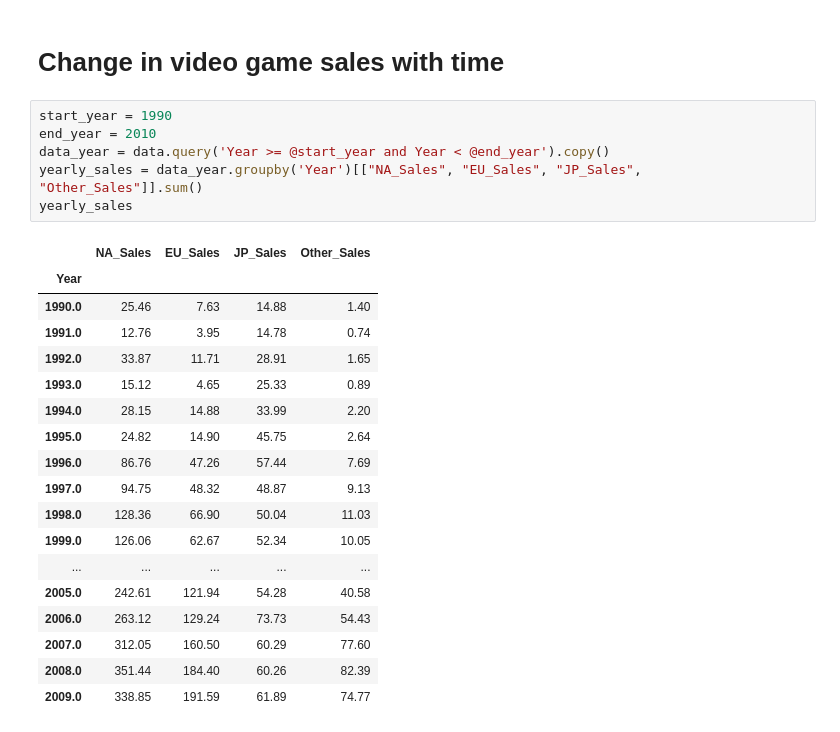
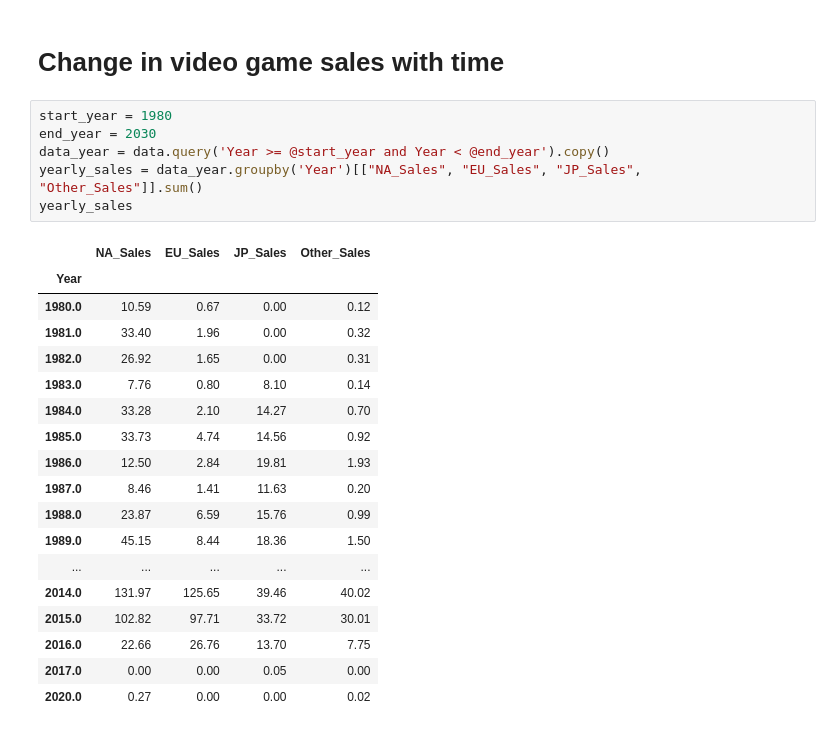
Before and after one commit to Sahyukaha/Data_exploration_and_analysis, a Jupyter notebook: Video_games_sales.ipynb, the cells around one changed output. Saved outputs shown, nothing was run; the diff lists cells and outputs as text.

```diff
--- a/Video_games_sales.ipynb
+++ b/Video_games_sales.ipynb
@@ -126,30 +215,30 @@ plt.show()
 # %% [markdown]
 # Change in video game sales with time
 # %%
-start_year = 1990
-end_year = 2010
+start_year = 1980
+end_year = 2030
 data_year = data.query('Year >= @start_year and Year < @end_year').copy()
 yearly_sales = data_year.groupby('Year')[["NA_Sales", "EU_Sales", "JP_Sales", "Other_Sales"]].sum()
 yearly_sales
 # %% [output]
 |  | NA_Sales | EU_Sales | JP_Sales | Other_Sales |
 | Year |  |  |  |  |
-| 1990.0 | 25.46 | 7.63 | 14.88 | 1.40 |
-| 1991.0 | 12.76 | 3.95 | 14.78 | 0.74 |
-| 1992.0 | 33.87 | 11.71 | 28.91 | 1.65 |
-| 1993.0 | 15.12 | 4.65 | 25.33 | 0.89 |
-| 1994.0 | 28.15 | 14.88 | 33.99 | 2.20 |
-| 1995.0 | 24.82 | 14.90 | 45.75 | 2.64 |
-| 1996.0 | 86.76 | 47.26 | 57.44 | 7.69 |
-| 1997.0 | 94.75 | 48.32 | 48.87 | 9.13 |
-| 1998.0 | 128.36 | 66.90 | 50.04 | 11.03 |
-| 1999.0 | 126.06 | 62.67 | 52.34 | 10.05 |
+| 1980.0 | 10.59 | 0.67 | 0.00 | 0.12 |
+| 1981.0 | 33.40 | 1.96 | 0.00 | 0.32 |
+| 1982.0 | 26.92 | 1.65 | 0.00 | 0.31 |
+| 1983.0 | 7.76 | 0.80 | 8.10 | 0.14 |
+| 1984.0 | 33.28 | 2.10 | 14.27 | 0.70 |
+| 1985.0 | 33.73 | 4.74 | 14.56 | 0.92 |
+| 1986.0 | 12.50 | 2.84 | 19.81 | 1.93 |
+| 1987.0 | 8.46 | 1.41 | 11.63 | 0.20 |
+| 1988.0 | 23.87 | 6.59 | 15.76 | 0.99 |
+| 1989.0 | 45.15 | 8.44 | 18.36 | 1.50 |
 | ... | ... | ... | ... | ... |
-| 2005.0 | 242.61 | 121.94 | 54.28 | 40.58 |
-| 2006.0 | 263.12 | 129.24 | 73.73 | 54.43 |
-| 2007.0 | 312.05 | 160.50 | 60.29 | 77.60 |
-| 2008.0 | 351.44 | 184.40 | 60.26 | 82.39 |
-| 2009.0 | 338.85 | 191.59 | 61.89 | 74.77 |
+| 2014.0 | 131.97 | 125.65 | 39.46 | 40.02 |
+| 2015.0 | 102.82 | 97.71 | 33.72 | 30.01 |
+| 2016.0 | 22.66 | 26.76 | 13.70 | 7.75 |
+| 2017.0 | 0.00 | 0.00 | 0.05 | 0.00 |
+| 2020.0 | 0.27 | 0.00 | 0.00 | 0.02 |
 # %%
 yearly_sales["Total_Sales"] = yearly_sales.sum(axis=1)
 yearly_sales
```
Also changed, not shown: parts of 10 cells of this notebook.
